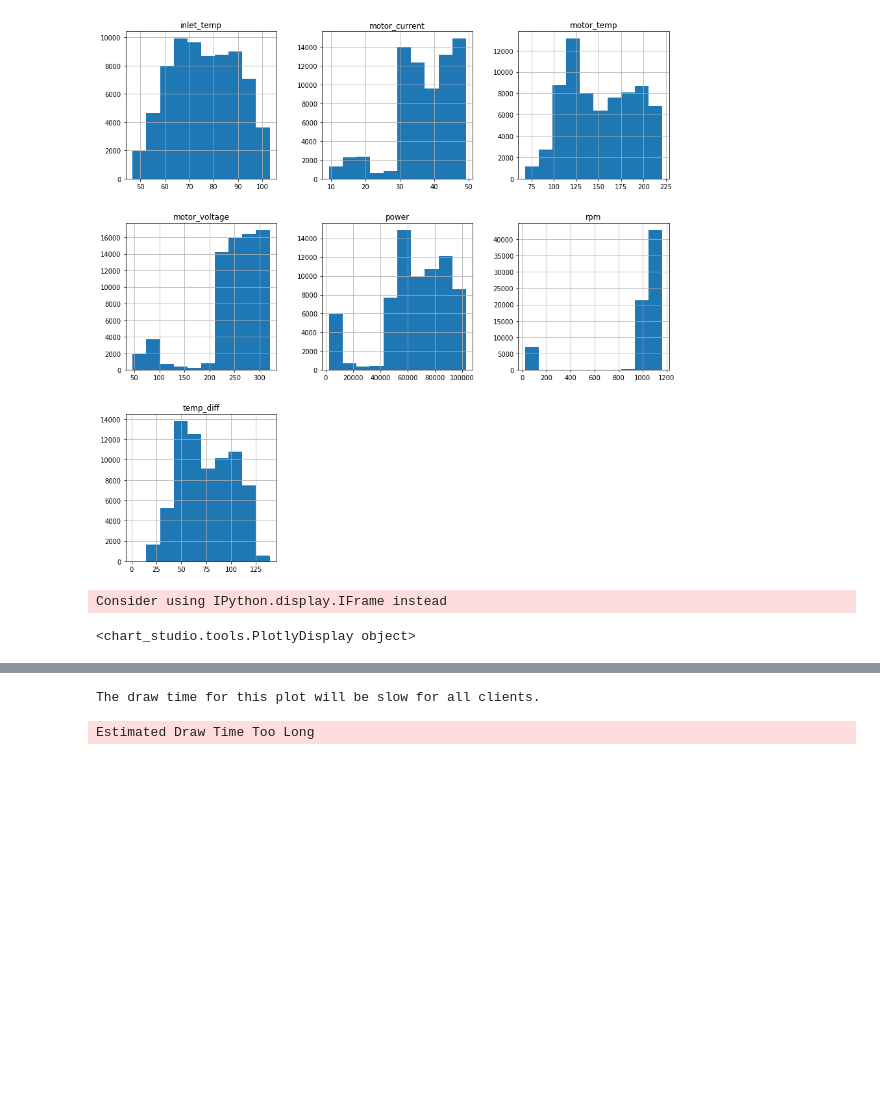
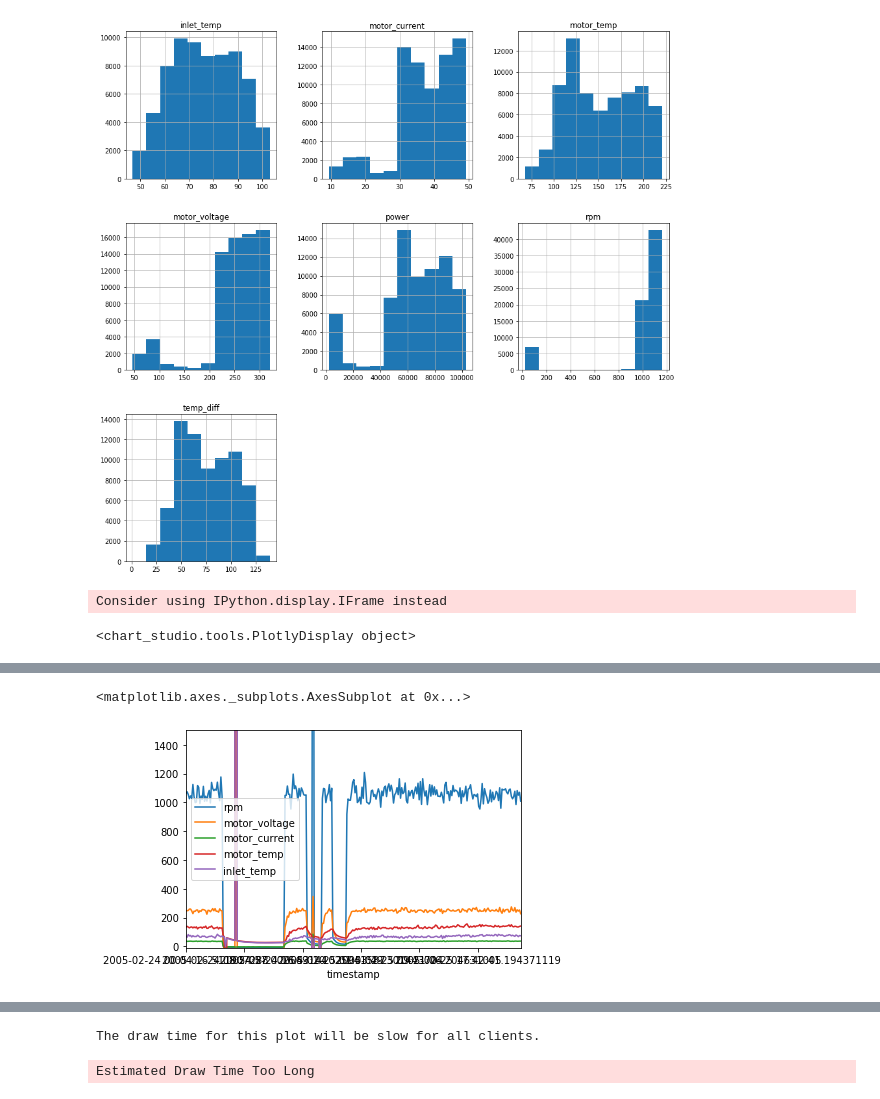
Before and after one commit to ajeyamk/challenges, a Jupyter notebook: data-science/Data science challenge.ipynb, the cells around one changed output, grey strips where cells are left out. Saved outputs shown, nothing was run; the diff lists cells and outputs as text; code cells hidden in the pictures; blank space fills up the shorter version.

```diff
--- a/data-science/Data science challenge.ipynb
+++ b/data-science/Data science challenge.ipynb
@@ -340,0 +342,5 @@ Estimated Draw Time Slow
+# %%
+sensors[9].rms.loc["2005-02-24":"2005-02-26"].plot(ylim=(-10, 1500))
+# %% [output]
+<matplotlib.axes._subplots.AxesSubplot at 0x...>
+[figure, added]
```
Also changed, not shown: parts of 40 cells of this notebook.
